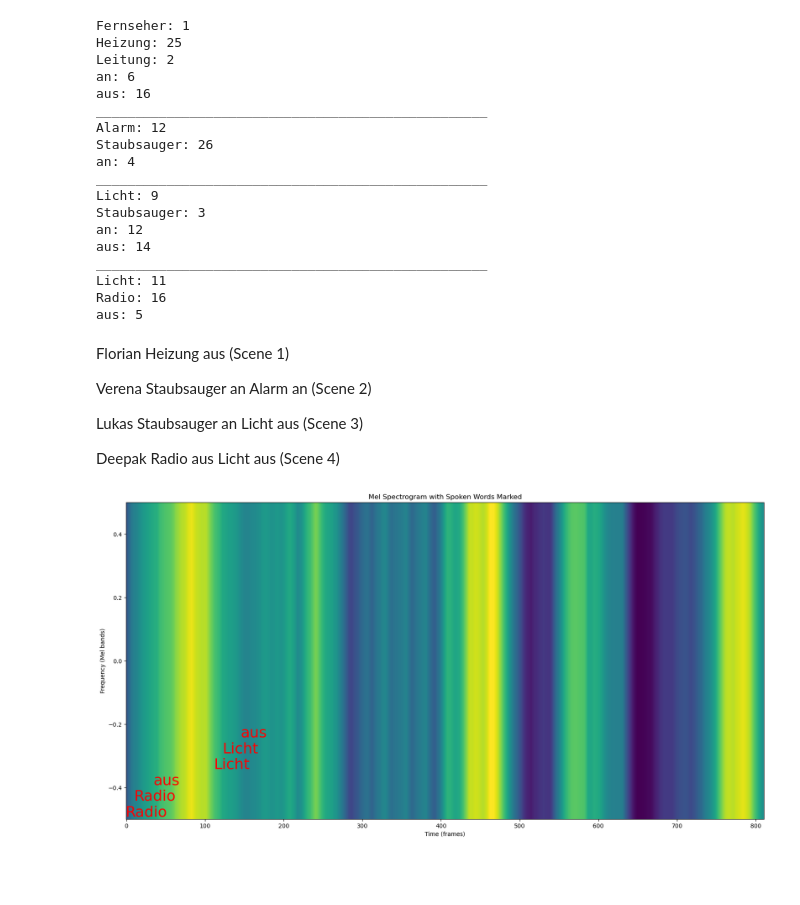
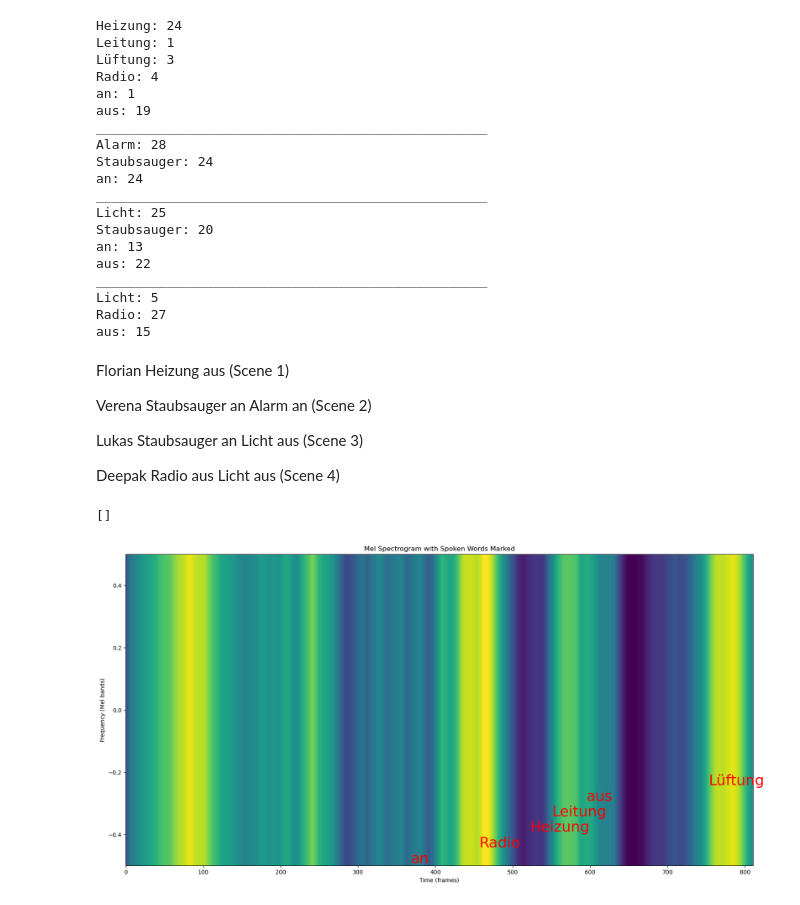
Before and after one commit to flipmeixner/mlpc, a Jupyter notebook: Code/inference.ipynb, the cells around one changed output. Cells and saved outputs as stored; diff of their text form; code cells hidden in the pictures; blank space fills up the shorter version.

Commit message:
Data augmentation models added

```diff
--- a/Code/inference.ipynb
+++ b/Code/inference.ipynb
@@ -108,17 +90,20 @@ threshold_99 = [1, 2, 3, 12, 19]
 # %%
 def predictions(results):
+    threshold_60 = [13, 14]
+    threshold_80 = [6]
+    threshold_99 = [1, 2, 3, 12, 19]
     prediction_counts = {name: 0 for name in class_mapping.values()}
     words_position = []
     for i, result in enumerate(results):
         probabilities = np.array(result[0])
         threshold = 0.9
         predicted_index = np.argmax(probabilities)
-        if predicted_index in threshold_60:
-            threshold = 0.6
-        elif predicted_index in threshold_99:
+        if predicted_index in threshold_99:
             threshold = 0.99
         elif predicted_index in threshold_80:
             threshold = 0.8
+        elif predicted_index in threshold_60:
+            threshold = 0.7
         if max(probabilities) > threshold:
             predicted_class = class_mapping[predicted_index]
             prediction_counts[predicted_class] += 1
@@ -128,7 +113,7 @@ def predictions(results):
             print(f"{class_name}: {count}")
     return words_position
 # %%
-model_path = 'data_leakage_fixed.pth'
+model_path = 'model_epoch_47.pth'
 
 results_1 = inference_results(segments_1, model_path, device)
 words_position_1 = predictions(results_1)
@@ -142,24 +127,25 @@ print(50*"_")
 results_4 = inference_results(segments_4, model_path, device)
 words_position_4 = predictions(results_4)
 # %% [output]
-Fernseher: 1
-Heizung: 25
-Leitung: 2
-an: 6
-aus: 16
+Heizung: 24
+Leitung: 1
+Lüftung: 3
+Radio: 4
+an: 1
+aus: 19
 __________________________________________________
-Alarm: 12
-Staubsauger: 26
-an: 4
+Alarm: 28
+Staubsauger: 24
+an: 24
 __________________________________________________
-Licht: 9
-Staubsauger: 3
-an: 12
-aus: 14
+Licht: 25
+Staubsauger: 20
+an: 13
+aus: 22
 __________________________________________________
-Licht: 11
-Radio: 16
-aus: 5
+Licht: 5
+Radio: 27
+aus: 15
 # %% [markdown]
 Florian Heizung aus (Scene 1)
 
@@ -168,6 +154,9 @@ Verena Staubsauger an Alarm an (Scene 2)
 Lukas Staubsauger an Licht aus (Scene 3)
 
 Deepak Radio aus Licht aus (Scene 4)
+# %%
+device_keywords = ['Alarm', 'Fernseher', 'Heizung', 'Licht', 'Lüftung', 'Ofen', 'Radio', 'Staubsauger']
+activation_keywords = ['an', 'aus']
 # %%
 import matplotlib.pyplot as plt
 melspect_indices = list(range(12, 76))  # melspect_0 to melspect_63
@@ -189,36 +178,54 @@ plt.figure(figsize=(20, 10))
 plt.imshow(spectrogram, aspect='auto', origin='lower', cmap='viridis')
 plt.title('Mel Spectrogram with Spoken Words Marked')
 plt.xlabel('Time (frames)')
 plt.ylabel('Frequency (Mel bands)')
 
 # Mark the spoken words on the spectrogram
 predictions_1 = words_position_1
 predictions_2 = words_position_2
 predictions_3 = words_position_3
 predictions_4 = words_position_4
 # Add text annotations
 """
 for idx, word in predictions:
     print(idx)
     plt.text(idx, -0.5, word, color='red', fontsize=12, ha='center', va='bottom')"""
 unique_predictions = []
 last_word = None
-range_limit = 10  # Define a range to skip close duplicate words
+range_limit = 68  # Define a range to skip close duplicate words
 
-for idx, word in predictions_4:
+for idx, word in predictions_2:
     if last_word is None or word != last_word or (unique_predictions and idx - unique_predictions[-1][0] > range_limit):
         unique_predictions.append((idx, word))
         last_word = word
 
 # Add text annotations
 position = -0.5
+last_word = None
+last_idx = 0
+final_predictions = []
+for idx, word in unique_predictions:
+    if last_word is None:
+        last_idx = idx
+        last_word = word
+        continue
+    elif word in activation_keywords and last_word in device_keywords:
+        command = last_word + " " + word
+        final_predictions.append((command, last_idx, idx))
+        last_word = word
+        last_idx = idx
+    else:
+        last_word = word
+        last_idx = idx
+print(final_predictions)
 for idx, word in unique_predictions:
     plt.text(idx, position, word, color='red', fontsize=26, ha='center', va='bottom')
     position += 0.05
 
 plt.show()
 # %% [output]
+[]
-[figure, old version]
+[figure, new version]
 # %%
 """def compute_cost(predictions, annotations):
     cost = 0
```
Also changed, not shown: parts of 5 cells of this notebook, 58 other files.
